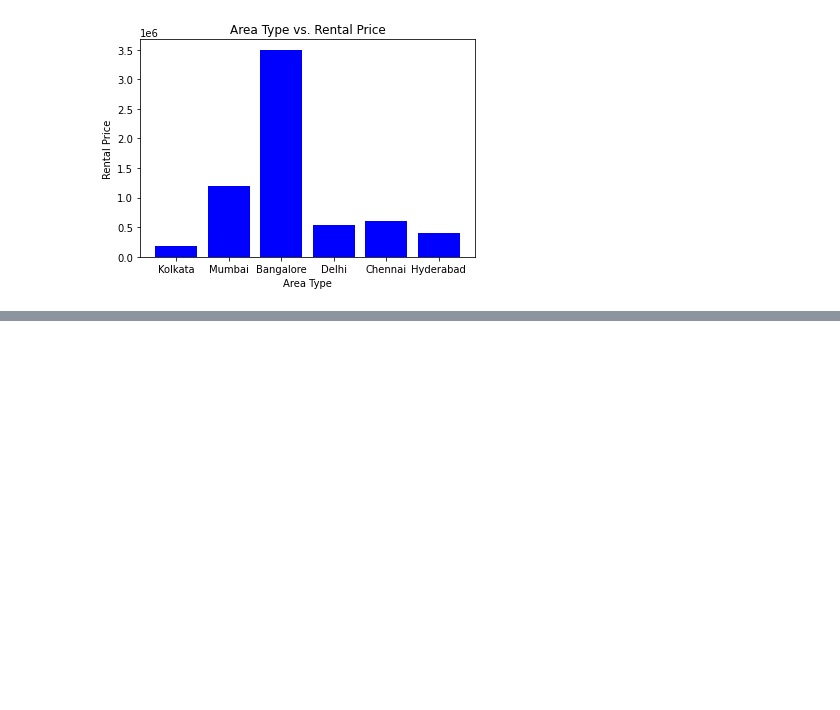
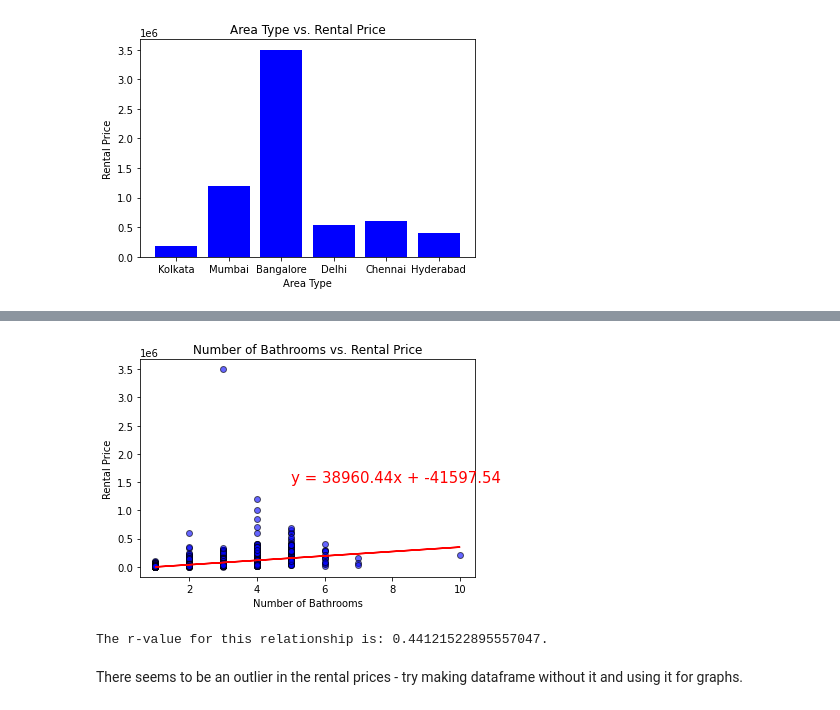
Before and after one commit to FrankMS3/Project-one, a Jupyter notebook: house_rental.ipynb, the cells around one changed output, grey strips where cells are left out. Cells and saved outputs as stored; diff of their text form; code cells hidden in the pictures; blank space fills up the shorter version.

```diff
--- a/house_rental.ipynb
+++ b/house_rental.ipynb
@@ -228,0 +292,36 @@ plt.show()
+# %%
+# How important is Number of Bathrooms for determining the rental price?
+
+
+# Set x and y values:
+x_values = house_rental_df["Number of Bathrooms"].astype(float)
+y_values = house_rental_df["Rental Price"].astype(float)
+
+# Use the below linregress equation to get the 5 vales before the "=" sign:
+(slope, intercept, rvalue, pvalue, stderr) = linregress(x_values, y_values)
+
+# Define regress values as shown below:
+regress_values = x_values * slope + intercept
+line_eq = "y = " + str(round(slope,2)) + "x + " + str(round(intercept,2))
+
+# Plot both the "Number of Bathrooms vs. Rental Price" and the line equation values in one plot:
+plt.scatter(x_values, y_values, color="blue", marker="o", facecolors="blue", edgecolors="black", alpha=0.6)
+plt.plot(x_values ,regress_values,"r-")
+
+
+# Annotate the equation line:
+plt.annotate(line_eq,(5,1500000),fontsize=15,color="red")
+
+# Set the title, xlabel and ylabels as shown below:
+plt.title("Number of Bathrooms vs. Rental Price")
+plt.xlabel("Number of Bathrooms")
+plt.ylabel("Rental Price")
+plt.show()
+
+# Print the following findings:
+print(f"The r-value for this relationship is: {rvalue}.")
+# %% [output]
+[figure, added]
+The r-value for this relationship is: 0.44121522895557047.
+# %% [markdown]
+There seems to be an outlier in the rental prices - try making dataframe without it and using it for graphs.
```
Also changed, not shown: parts of 7 cells of this notebook.
